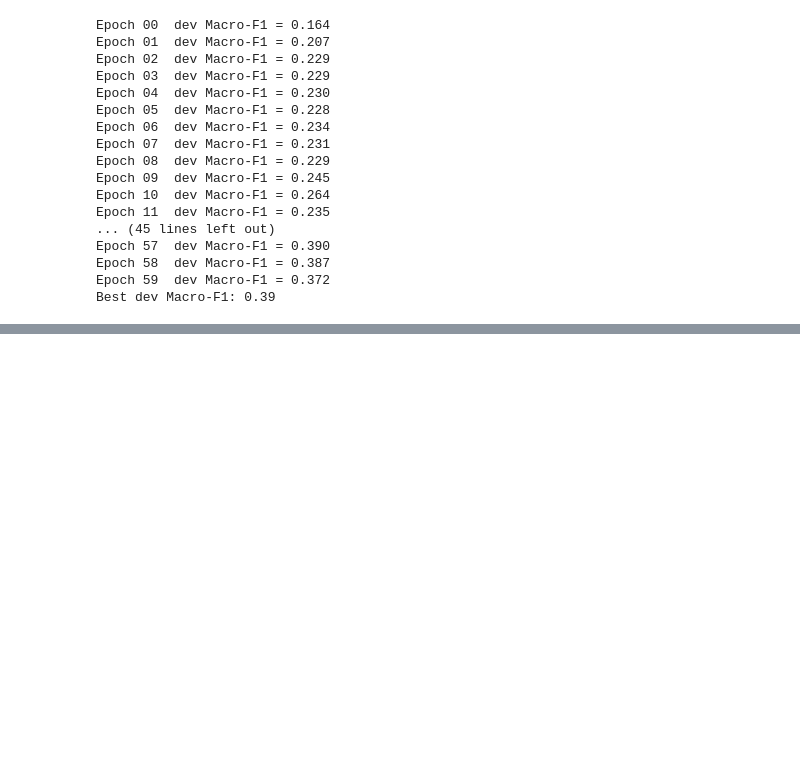
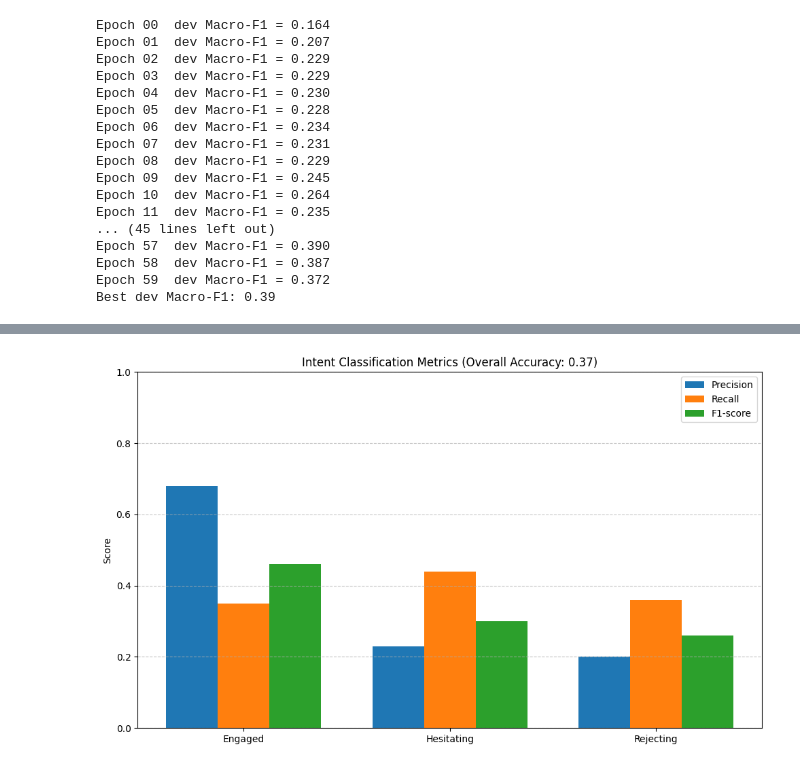
Before and after one commit to senudidinaya/Smart-Agri-Suite, a Jupyter notebook: AI/Cultivatior Intent Module/Gate1_Audio_Text_Model.ipynb, the cells around one changed output, grey strips where cells are left out. Cells and saved outputs as stored; diff of their text form; code cells hidden in the pictures; blank space fills up the shorter version.

```diff
--- a/AI/Cultivatior Intent Module/Gate1_Audio_Text_Model.ipynb
+++ b/AI/Cultivatior Intent Module/Gate1_Audio_Text_Model.ipynb
@@ -283,0 +363,29 @@ Best dev Macro-F1: 0.39
+# %%
+import matplotlib.pyplot as plt
+import numpy as np
+
+# Metrics from your output
+classes = ['Engaged', 'Hesitating', 'Rejecting']
+precision = [0.68, 0.23, 0.20]
+recall =    [0.35, 0.44, 0.36]
+f1_score =  [0.46, 0.30, 0.26]
+accuracy = 0.37  # overall accuracy
+
+x = np.arange(len(classes))
+width = 0.25
+
+plt.figure(figsize=(10, 6))
+plt.bar(x - width, precision, width, label='Precision')
+plt.bar(x, recall, width, label='Recall')
+plt.bar(x + width, f1_score, width, label='F1-score')
+
+plt.xticks(x, classes)
+plt.ylim(0, 1)
+plt.ylabel("Score")
+plt.title(f"Intent Classification Metrics (Overall Accuracy: {accuracy:.2f})")
+plt.legend()
+plt.grid(axis='y', linestyle='--', alpha=0.7)
+plt.tight_layout()
+plt.show()
+# %% [output]
+[figure, added]
```
Also changed, not shown: parts of 3 cells of this notebook.
